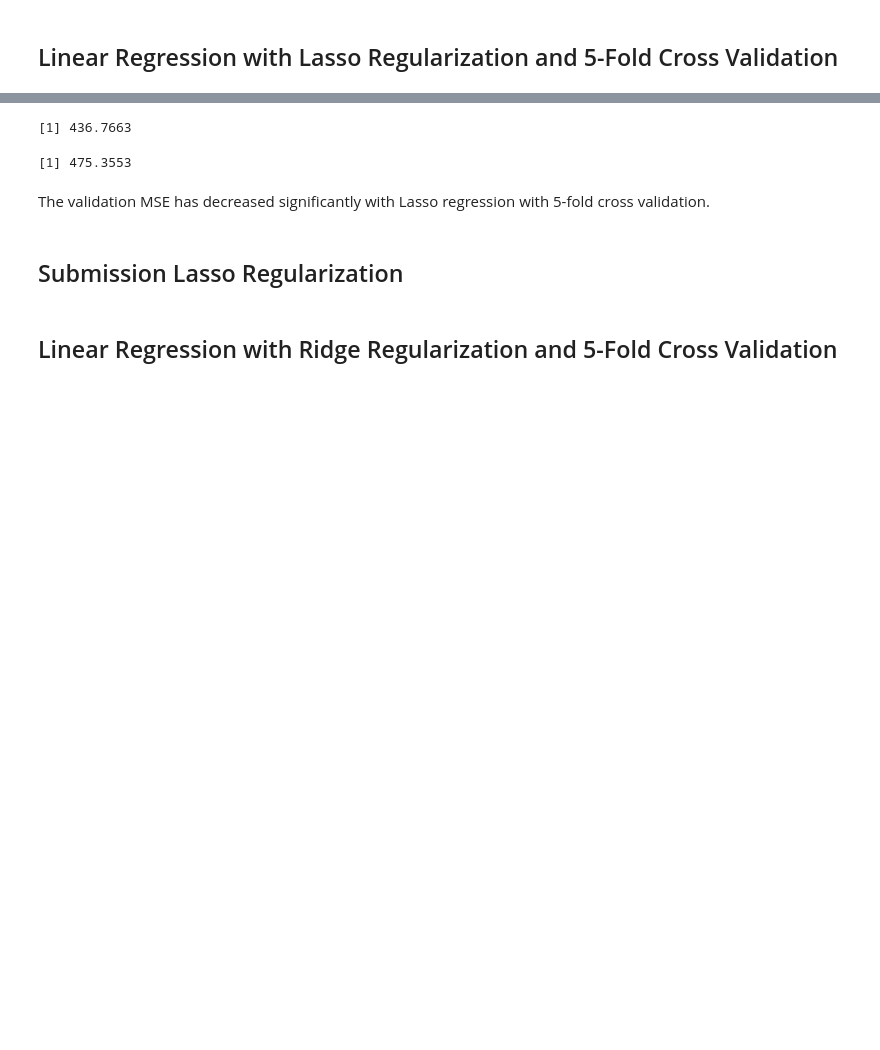
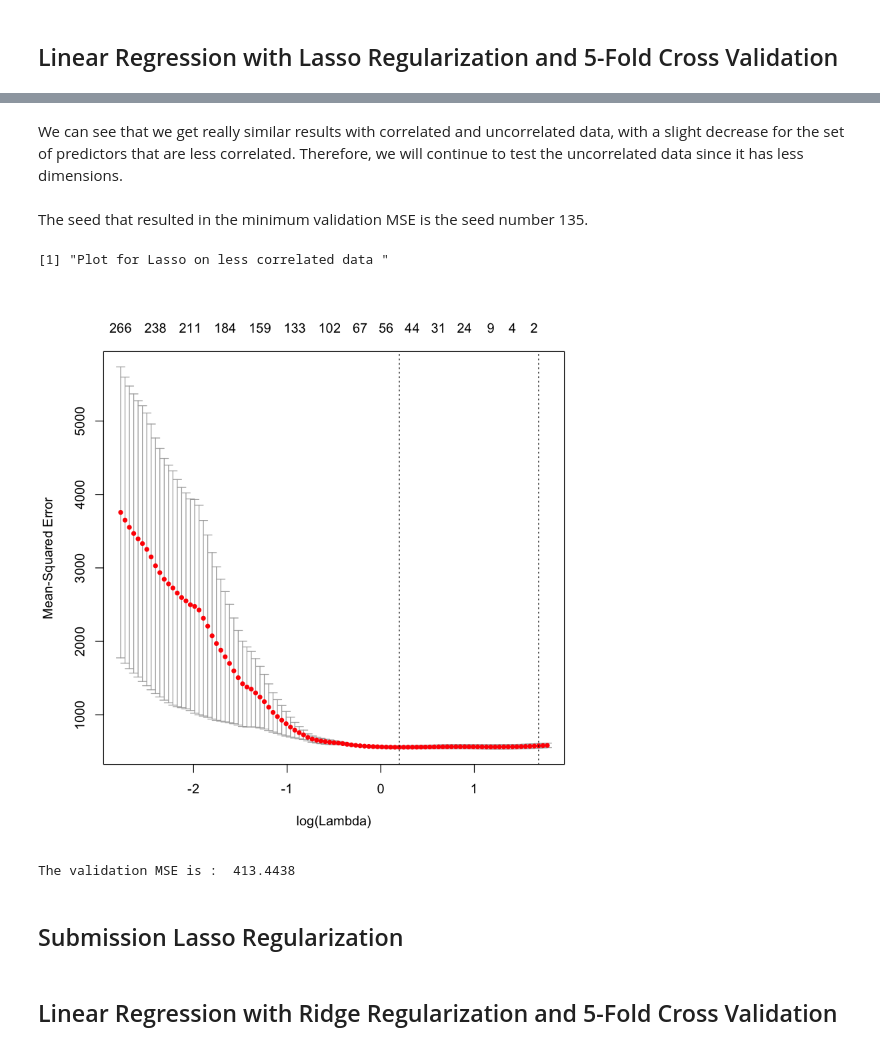
Before and after one commit to BenoitDelec/BIO-322--Predicting-odour-pleasantness-using-ML, a Jupyter notebook: src/Linear_Methods.ipynb, the cells around one changed output, grey strips where cells are left out. Saved outputs shown, nothing was run; the diff lists cells and outputs as text; code cells hidden in the pictures; blank space fills up the shorter version.

```diff
--- a/src/Linear_Methods.ipynb
+++ b/src/Linear_Methods.ipynb
@@ -60,0 +85,2 @@ One can see that it is clearly better to not include all variables for a linear
+# %% [markdown]
+We can see that we get really similar results with correlated and uncorrelated data, with a slight decrease for the set of predictors that are less correlated. Therefore, we will continue to test the uncorrelated data since it has less dimensions.
@@ -61,19 +90,38 @@ One can see that it is clearly better to not include all variables for a linear
+# %% [markdown]
+The seed that resulted in the minimum validation MSE is the seed number 135.
+# %%
+set.seed(135)
+
+library(glmnet)
+
+#split the training data in a training set and a validation set for correlated data
+len <- length(x[,1])
+idx.train <- sample(1:len, 2*len/3)
+
+#split the training data in a training set and a validation set for uncorrelated data
+corr.train.x <- as.matrix(corr.x[idx.train,])
+corr.train.y <- as.matrix(y[idx.train])
+corr.val.x <- as.matrix(corr.x[-idx.train,])
+corr.val.y <- as.matrix(y[-idx.train])
+# %%
+#5-fold cross-validation to find the optimal value for the parameter lambda
+corr.cv.lasso.135 <- cv.glmnet(corr.train.x, corr.train.y, alpha = 1, nfold = 5)
+# %%
+#PLOT FOR LESS CORRELATED DATA
+print("Plot for Lasso on less correlated data ")
+plot(corr.cv.lasso.135)
+# %% [output]
+[1] "Plot for Lasso on less correlated data "
+[figure, added]
 # %%
-#best prediction for correlated
-best.lasso <- glmnet(train.x, train.y, alpha = 1, lambda = cv.lasso$lambda.min)
-pred <- predict(best.lasso, s = cv.lasso$lambda.min, newx = (val.x))
 #best prediction for uncorrelated
-corr.best.lasso <- glmnet(corr.train.x, corr.train.y, alpha = 1, lambda = corr.cv.lasso$lambda.min)
-corr.pred <- predict(corr.best.lasso, s = corr.cv.lasso$lambda.min, newx = as.matrix(corr.val.x))
+corr.best.lasso.135 <- glmnet(corr.train.x, corr.train.y, alpha = 1, lambda = corr.cv.lasso.135$lambda.min)
+corr.pred.135 <- predict(corr.best.lasso.135, s = corr.cv.lasso.135$lambda.min, newx = as.matrix(corr.val.x))
 
 #MSE with best lasso prediction
-mean((pred - val.y)^2)
-mean((corr.pred - corr.val.y)^2)
+cat("The validation MSE is : ", mean((corr.pred.135 - corr.val.y)^2))
 # %% [output]
-[1] 436.7663
+The validation MSE is :  413.4438
-[1] 475.3553
-# %% [markdown]
-The validation MSE has decreased significantly with Lasso regression with 5-fold cross validation.
 # %% [markdown]
 ## Submission Lasso Regularization
 # %%
```
Also changed, not shown: parts of 24 cells of this notebook, 3 other files.
